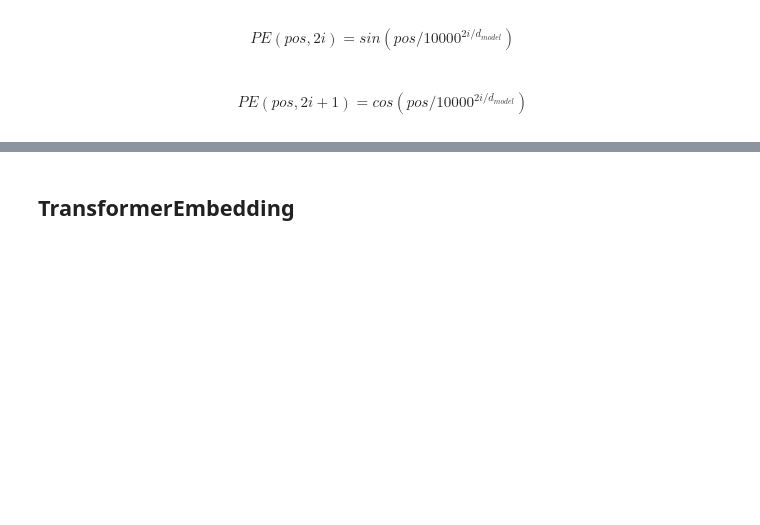
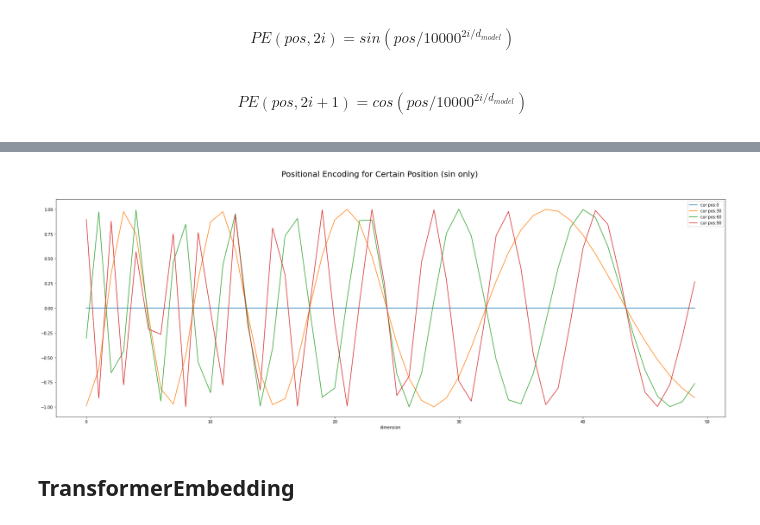
Before and after one commit to SpellOnYou/1000-days-of-code, a Jupyter notebook: dl_scratch/transformer.ipynb, the cells around one changed output, grey strips where cells are left out. Drawn from its saved outputs; the diff is of its cells as text; code cells hidden in the pictures; blank space fills up the shorter version.

```diff
--- a/dl_scratch/transformer.ipynb
+++ b/dl_scratch/transformer.ipynb
@@ -93,3 +92,15 @@ for i in range(0,3):
+# %%
+import matplotlib.pyplot as plt
+fig, ax = plt.subplots(1,1, figsize=(30,10))
+fig.suptitle("Positional Encoding for Certain Position (sin only)", fontsize=20)
+
+res = PositionalEncoding(d_model=d_model)(positions)
+for i in range(0, 100, 30):
+    ax.plot(res[i,:50], label=f"cur pos:{i}")
+    ax.legend()
+    ax.set_xlabel("dimension")
+# %% [output]
+[figure, added]
 # %% [markdown]
 ## TransformerEmbedding
 # %%
```
Also changed, not shown: parts of 5 cells of this notebook.
